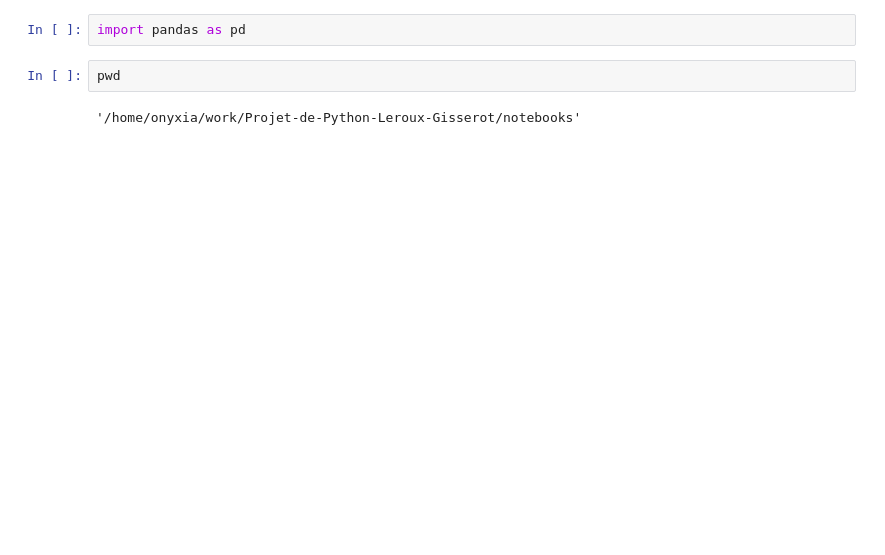
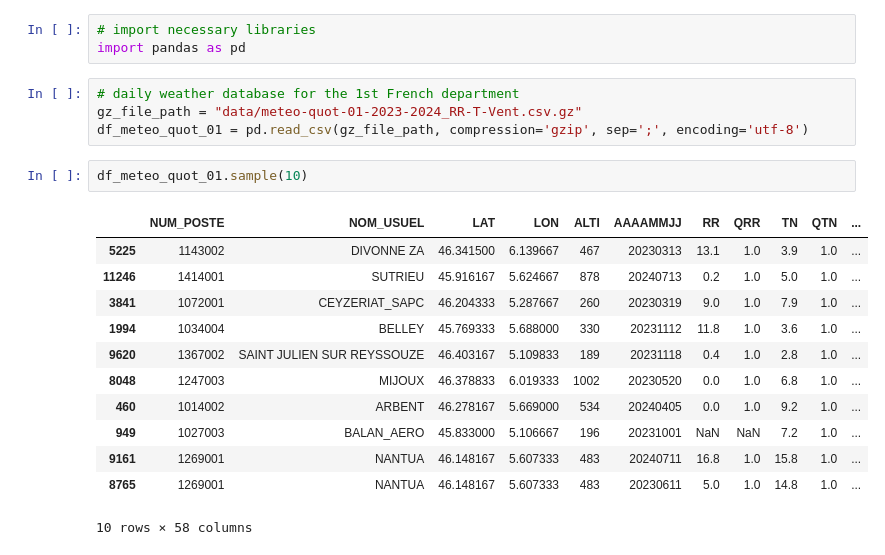
Before and after one commit to vadim-gisserot/Projet-de-Python-Leroux-Gisserot, a Jupyter notebook: notebooks/draft1.ipynb, the cells around one changed output. Drawn from its saved outputs; the diff is of its cells as text; blank space fills up the shorter version.

Commit message:
compiled database

```diff
--- a/notebooks/draft1.ipynb
+++ b/notebooks/draft1.ipynb
@@ -1,6 +1,22 @@
 # %%
+# import necessary libraries
 import pandas as pd
-# %%
-pwd
-# %% [output]
-'/home/onyxia/work/Projet-de-Python-Leroux-Gisserot/notebooks'
+# %%
+# daily weather database for the 1st French department
+gz_file_path = "data/meteo-quot-01-2023-2024_RR-T-Vent.csv.gz"
+df_meteo_quot_01 = pd.read_csv(gz_file_path, compression='gzip', sep=';', encoding='utf-8')
+# %%
+df_meteo_quot_01.sample(10)
+# %% [output]
+|  | NUM_POSTE | NOM_USUEL | LAT | LON | ALTI | AAAAMMJJ | RR | QRR | TN | QTN | ... |
+| 5225 | 1143002 | DIVONNE ZA | 46.341500 | 6.139667 | 467 | 20230313 | 13.1 | 1.0 | 3.9 | 1.0 | ... |
+| 11246 | 1414001 | SUTRIEU | 45.916167 | 5.624667 | 878 | 20240713 | 0.2 | 1.0 | 5.0 | 1.0 | ... |
+| 3841 | 1072001 | CEYZERIAT_SAPC | 46.204333 | 5.287667 | 260 | 20230319 | 9.0 | 1.0 | 7.9 | 1.0 | ... |
+| 1994 | 1034004 | BELLEY | 45.769333 | 5.688000 | 330 | 20231112 | 11.8 | 1.0 | 3.6 | 1.0 | ... |
+| 9620 | 1367002 | SAINT JULIEN SUR REYSSOUZE | 46.403167 | 5.109833 | 189 | 20231118 | 0.4 | 1.0 | 2.8 | 1.0 | ... |
+| 8048 | 1247003 | MIJOUX | 46.378833 | 6.019333 | 1002 | 20230520 | 0.0 | 1.0 | 6.8 | 1.0 | ... |
+| 460 | 1014002 | ARBENT | 46.278167 | 5.669000 | 534 | 20240405 | 0.0 | 1.0 | 9.2 | 1.0 | ... |
+| 949 | 1027003 | BALAN_AERO | 45.833000 | 5.106667 | 196 | 20231001 | NaN | NaN | 7.2 | 1.0 | ... |
+| 9161 | 1269001 | NANTUA | 46.148167 | 5.607333 | 483 | 20240711 | 16.8 | 1.0 | 15.8 | 1.0 | ... |
+| 8765 | 1269001 | NANTUA | 46.148167 | 5.607333 | 483 | 20230611 | 5.0 | 1.0 | 14.8 | 1.0 | ... |
+10 rows × 58 columns
```
Also changed, not shown: parts of 15 cells of this notebook.
